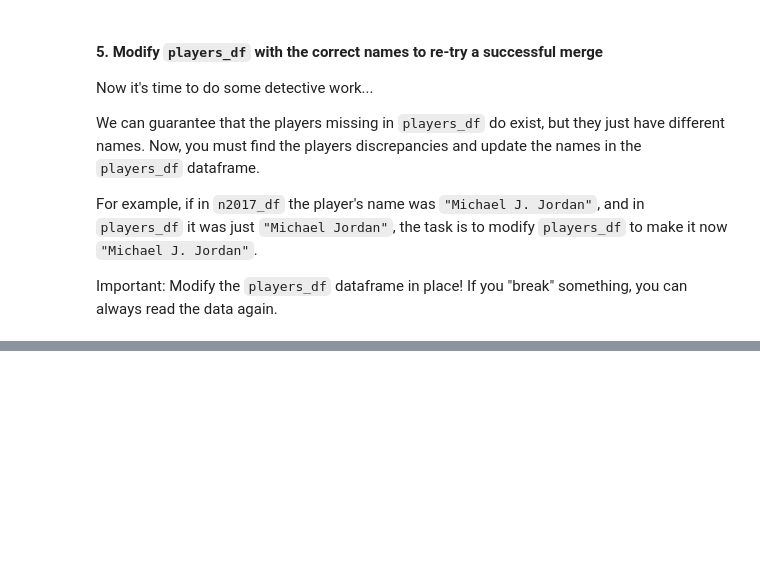
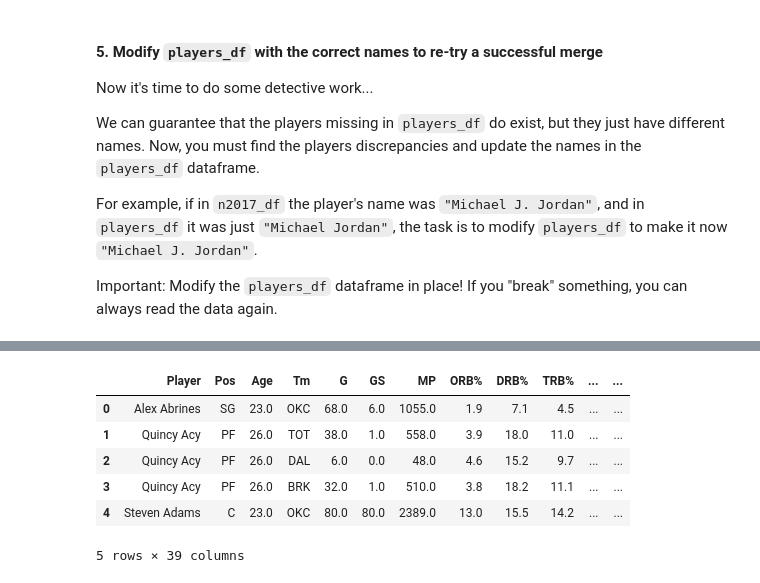
Before and after one commit to Ashish-khanagwal/Artificial-Intelligence, a Jupyter notebook: 4. Pandas/advanced-nba-2017-season.ipynb, the cells around one changed output, grey strips where cells are left out. Saved outputs shown, nothing was run; the diff lists cells and outputs as text; code cells hidden in the pictures; blank space fills up the shorter version.

```diff
--- a/4. Pandas/advanced-nba-2017-season.ipynb
+++ b/4. Pandas/advanced-nba-2017-season.ipynb
@@ -95,0 +245,10 @@ Important: Modify the `players_df` dataframe in place! If you "break" something,
+# %%
+df.head()
+# %% [output]
+|  | Player | Pos | Age | Tm | G | GS | MP | ORB% | DRB% | TRB% | ... | ... |
+| 0 | Alex Abrines | SG | 23.0 | OKC | 68.0 | 6.0 | 1055.0 | 1.9 | 7.1 | 4.5 | ... | ... |
+| 1 | Quincy Acy | PF | 26.0 | TOT | 38.0 | 1.0 | 558.0 | 3.9 | 18.0 | 11.0 | ... | ... |
+| 2 | Quincy Acy | PF | 26.0 | DAL | 6.0 | 0.0 | 48.0 | 4.6 | 15.2 | 9.7 | ... | ... |
+| 3 | Quincy Acy | PF | 26.0 | BRK | 32.0 | 1.0 | 510.0 | 3.8 | 18.2 | 11.1 | ... | ... |
+| 4 | Steven Adams | C | 23.0 | OKC | 80.0 | 80.0 | 2389.0 | 13.0 | 15.5 | 14.2 | ... | ... |
+5 rows × 39 columns
```
Also changed, not shown: parts of 49 cells of this notebook.
